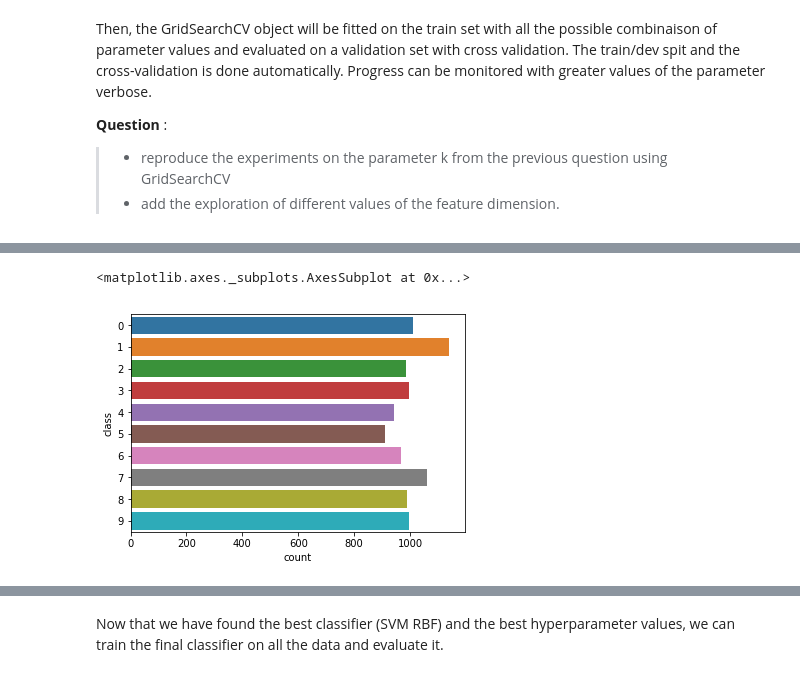
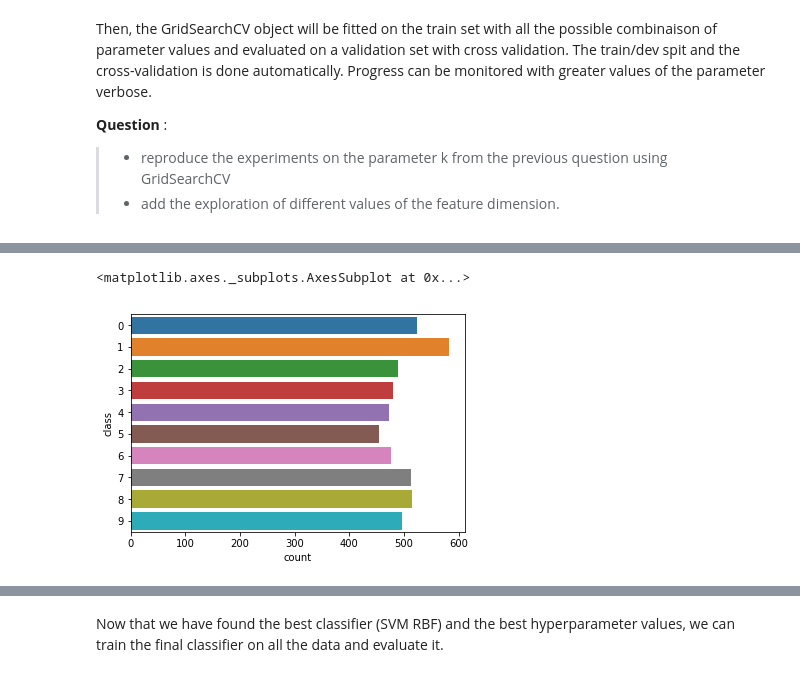
Before and after one commit to kermorvant/ml, a Jupyter notebook: notebooks/MNIST_all_stars.ipynb, the cells around one changed output, grey strips where cells are left out. Cells and saved outputs as stored; diff of their text form; code cells hidden in the pictures.

```diff
--- a/notebooks/MNIST_all_stars.ipynb
+++ b/notebooks/MNIST_all_stars.ipynb
@@ -434,19 +432,18 @@ You can add a different kernel with its specific parameters this way :
         },
 </pre>
 # %%
-READ_N_SAMPLES = 10000
+READ_N_SAMPLES = 5000
 IMG_SIZE = 16
-all_df = pd.read_csv("MNIST_all_features16.csv.gz" ,nrows=READ_N_SAMPLES)
+all_df = pd.read_csv("../data/MNIST_all_features16.csv.gz" ,nrows=READ_N_SAMPLES)
 all_df.head()
 # define the features and the targets
 X = all_df.iloc[:,:IMG_SIZE*IMG_SIZE]
-
 y = all_df['class']
 
 sns.countplot(data=all_df,y='class')
 # %% [output]
 <matplotlib.axes._subplots.AxesSubplot at 0x...>
-[figure, old version]
+[figure, new version]
 # %%
 from sklearn.preprocessing import StandardScaler
 from sklearn import svm
```
Also changed, not shown: parts of 11 cells of this notebook, 5 other files.
